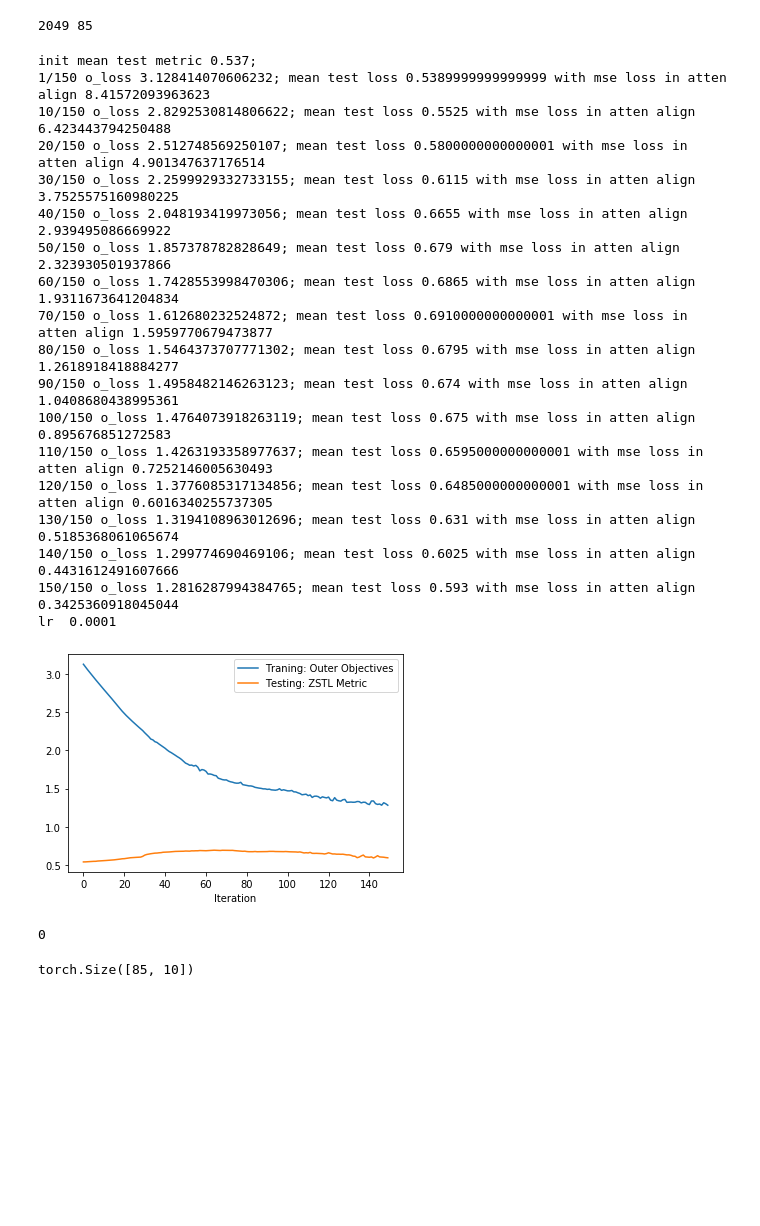
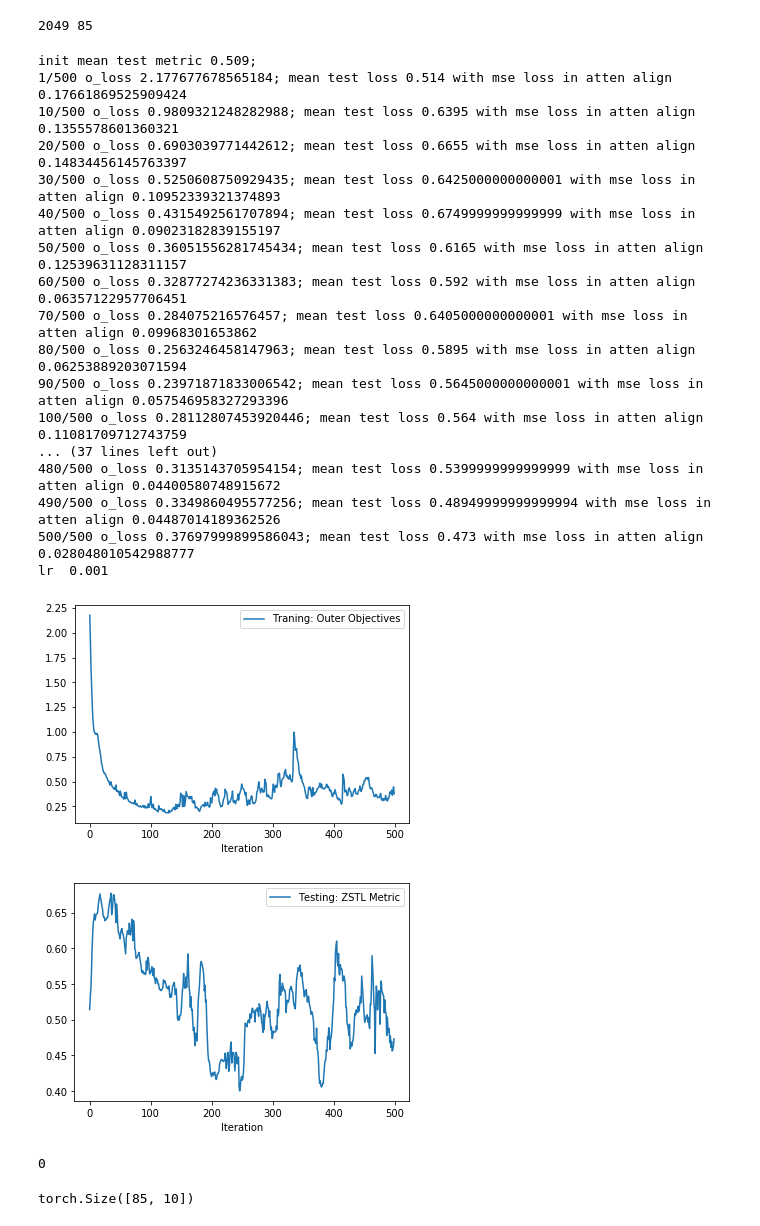
Before and after one commit to Kaho-Lee/ZSTL_Master_Thesis, a Jupyter notebook: ZSTL_AwA2_exp.ipynb, the cells around one changed output. Cells and saved outputs as stored; diff of their text form; code cells hidden in the pictures; blank space fills up the shorter version.

```diff
--- a/ZSTL_AwA2_exp.ipynb
+++ b/ZSTL_AwA2_exp.ipynb
@@ -25,7 +25,7 @@ net = FuncRecursiveNet([
 shape_record = {0: [(1, 2049)]}
 # %%
 kb_size = 10
-train_size = 35
+train_size = 30
 # %%
 filename = '../ZSTL_Data/Animals_with_Attributes2/splitedTask/task_train_data_standard.pickle'
 with open(filename, 'rb') as f:
@@ -124,10 +124,10 @@ d = support_w.size()[0]
 print(d, dm)
 
 param_dict = {}
-param_dict['rho'] = 0.05
-param_dict['mu'] = 0.01
+param_dict['rho'] = 0.0005
+param_dict['mu'] = 0.0001
 param_dict['loss'] = 'binary class'
-param_dict['outer lr'] = 1e-4
+param_dict['outer lr'] = 5e-4
 param_dict['align lr'] = 1e-4
 param_dict['dm'] = dm
 param_dict['d'] = d
@@ -139,27 +139,27 @@ ZSTL_model = ZSTL(support_w, support_a, support_x, net, param_dict)
 # %% [output]
 2049 85
 # %%
-ZSTL_model.train(train_loader, test_loader, max_iter=150)
+ZSTL_model.train(train_loader, test_loader, max_iter=500)
 # %% [output]
-init mean test metric 0.537;
-1/150 o_loss 3.128414070606232; mean test loss 0.5389999999999999 with mse loss in atten align 8.41572093963623
-10/150 o_loss 2.8292530814806622; mean test loss 0.5525 with mse loss in atten align 6.423443794250488
-20/150 o_loss 2.512748569250107; mean test loss 0.5800000000000001 with mse loss in atten align 4.901347637176514
-30/150 o_loss 2.2599929332733155; mean test loss 0.6115 with mse loss in atten align 3.7525575160980225
-40/150 o_loss 2.048193419973056; mean test loss 0.6655 with mse loss in atten align 2.939495086669922
-50/150 o_loss 1.857378782828649; mean test loss 0.679 with mse loss in atten align 2.323930501937866
-60/150 o_loss 1.7428553998470306; mean test loss 0.6865 with mse loss in atten align 1.9311673641204834
-70/150 o_loss 1.612680232524872; mean test loss 0.6910000000000001 with mse loss in atten align 1.5959770679473877
-80/150 o_loss 1.5464373707771302; mean test loss 0.6795 with mse loss in atten align 1.2618918418884277
-90/150 o_loss 1.4958482146263123; mean test loss 0.674 with mse loss in atten align 1.0408680438995361
-100/150 o_loss 1.4764073918263119; mean test loss 0.675 with mse loss in atten align 0.895676851272583
-110/150 o_loss 1.4263193358977637; mean test loss 0.6595000000000001 with mse loss in atten align 0.7252146005630493
-120/150 o_loss 1.3776085317134856; mean test loss 0.6485000000000001 with mse loss in atten align 0.6016340255737305
-130/150 o_loss 1.3194108963012696; mean test loss 0.631 with mse loss in atten align 0.5185368061065674
-140/150 o_loss 1.299774690469106; mean test loss 0.6025 with mse loss in atten align 0.4431612491607666
-150/150 o_loss 1.2816287994384765; mean test loss 0.593 with mse loss in atten align 0.3425360918045044
-lr  0.0001
+init mean test metric 0.509;
+1/500 o_loss 2.177677678565184; mean test loss 0.514 with mse loss in atten align 0.17661869525909424
+10/500 o_loss 0.9809321248282988; mean test loss 0.6395 with mse loss in atten align 0.1355578601360321
+20/500 o_loss 0.6903039771442612; mean test loss 0.6655 with mse loss in atten align 0.14834456145763397
+30/500 o_loss 0.5250608750929435; mean test loss 0.6425000000000001 with mse loss in atten align 0.10952339321374893
+40/500 o_loss 0.4315492561707894; mean test loss 0.6749999999999999 with mse loss in atten align 0.09023182839155197
+50/500 o_loss 0.36051556281745434; mean test loss 0.6165 with mse loss in atten align 0.12539631128311157
+60/500 o_loss 0.32877274236331383; mean test loss 0.592 with mse loss in atten align 0.06357122957706451
+70/500 o_loss 0.284075216576457; mean test loss 0.6405000000000001 with mse loss in atten align 0.09968301653862
+80/500 o_loss 0.2563246458147963; mean test loss 0.5895 with mse loss in atten align 0.06253889203071594
+90/500 o_loss 0.23971871833006542; mean test loss 0.5645000000000001 with mse loss in atten align 0.057546958327293396
+100/500 o_loss 0.28112807453920446; mean test loss 0.564 with mse loss in atten align 0.11081709712743759
+... (37 lines left out)
+480/500 o_loss 0.3135143705954154; mean test loss 0.5399999999999999 with mse loss in atten align 0.04400580748915672
+490/500 o_loss 0.3349860495577256; mean test loss 0.48949999999999994 with mse loss in atten align 0.04487014189362526
+500/500 o_loss 0.37697999899586043; mean test loss 0.473 with mse loss in atten align 0.028048010542988777
+lr  0.001
-[figure, old version]
+[figure, new version]
+[figure, added]
 0
 # %%
 print(ZSTL_model.a_kb_opt.shape)
```
Also changed, not shown: 4 other files.
